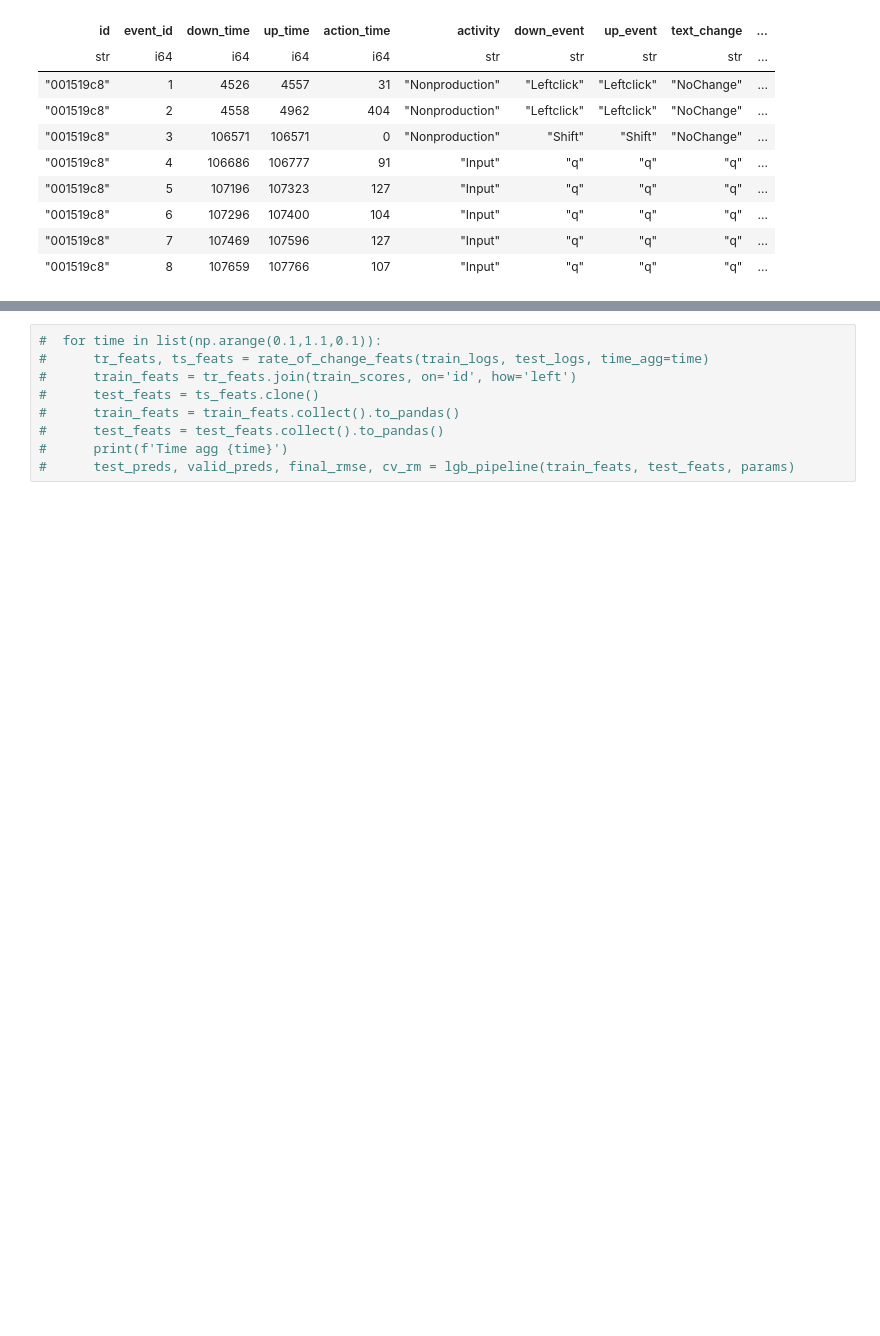
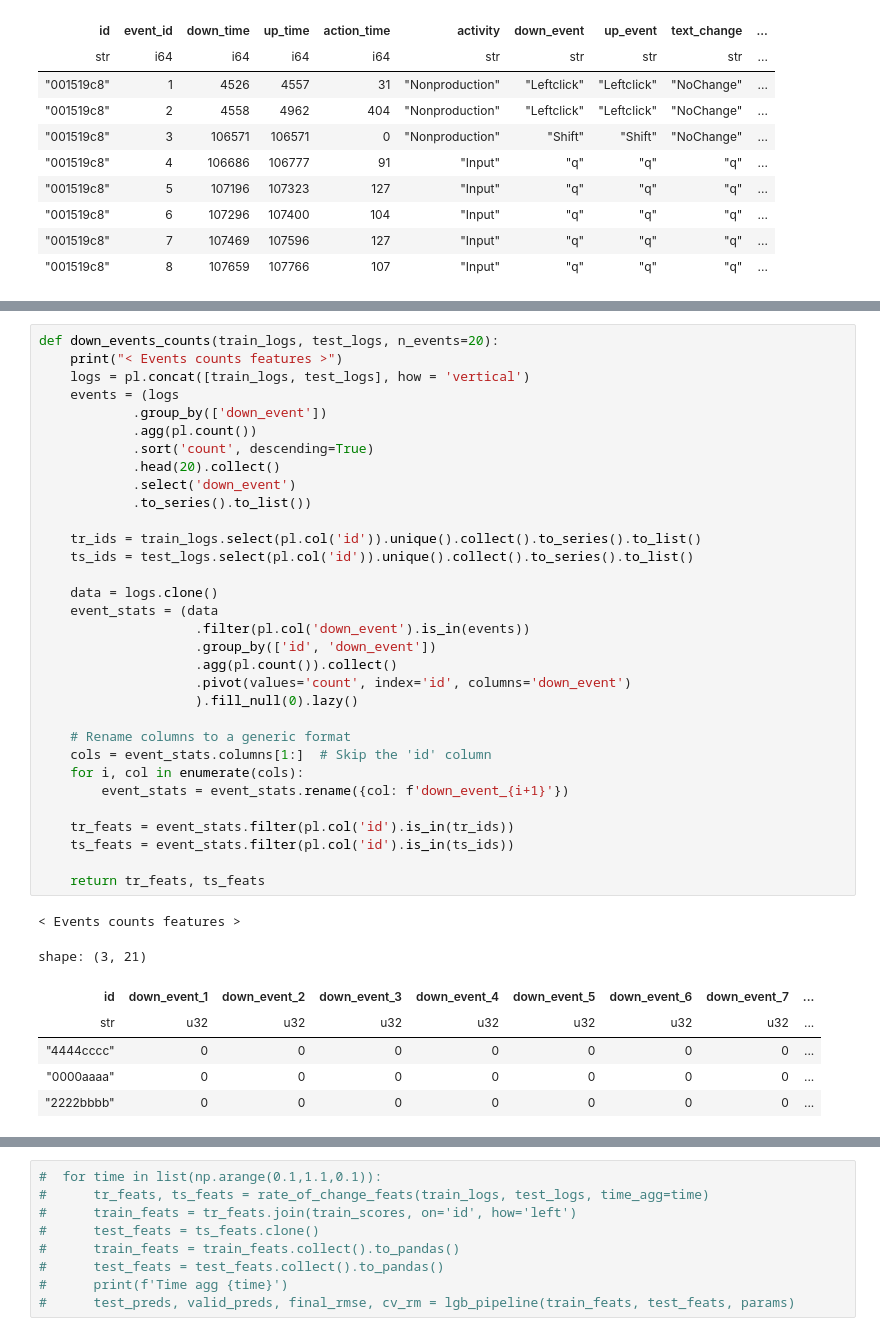
Before and after one commit to uallende/linking_writing_quality, a Jupyter notebook: SPF_full_submission.ipynb, the cells around one changed output, grey strips where cells are left out. Drawn from its saved outputs; the diff is of its cells as text; blank space fills up the shorter version.

```diff
--- a/SPF_full_submission.ipynb
+++ b/SPF_full_submission.ipynb
@@ -42,0 +155,40 @@ shape: (8, 11)
+# %%
+def down_events_counts(train_logs, test_logs, n_events=20):
+    print("< Events counts features >")
+    logs = pl.concat([train_logs, test_logs], how = 'vertical')
+    events = (logs
+            .group_by(['down_event'])
+            .agg(pl.count())
+            .sort('count', descending=True)
+            .head(20).collect()
+            .select('down_event')
+            .to_series().to_list())
+
+    tr_ids = train_logs.select(pl.col('id')).unique().collect().to_series().to_list()
+    ts_ids = test_logs.select(pl.col('id')).unique().collect().to_series().to_list()
+
+    data = logs.clone()
+    event_stats = (data
+                    .filter(pl.col('down_event').is_in(events))
+                    .group_by(['id', 'down_event'])
+                    .agg(pl.count()).collect()
+                    .pivot(values='count', index='id', columns='down_event')
+                    ).fill_null(0).lazy()
+
+    # Rename columns to a generic format
+    cols = event_stats.columns[1:]  # Skip the 'id' column
+    for i, col in enumerate(cols):
+        event_stats = event_stats.rename({col: f'down_event_{i+1}'})
+
+    tr_feats = event_stats.filter(pl.col('id').is_in(tr_ids))
+    ts_feats = event_stats.filter(pl.col('id').is_in(ts_ids))
+
+    return tr_feats, ts_feats
+# %% [output]
+< Events counts features >
+shape: (3, 21)
+| id | down_event_1 | down_event_2 | down_event_3 | down_event_4 | down_event_5 | down_event_6 | down_event_7 | ... |
+| str | u32 | u32 | u32 | u32 | u32 | u32 | u32 | ... |
+| "4444cccc" | 0 | 0 | 0 | 0 | 0 | 0 | 0 | ... |
+| "0000aaaa" | 0 | 0 | 0 | 0 | 0 | 0 | 0 | ... |
+| "2222bbbb" | 0 | 0 | 0 | 0 | 0 | 0 | 0 | ... |
```
Also changed, not shown: parts of 10 cells of this notebook, 2 other files.
